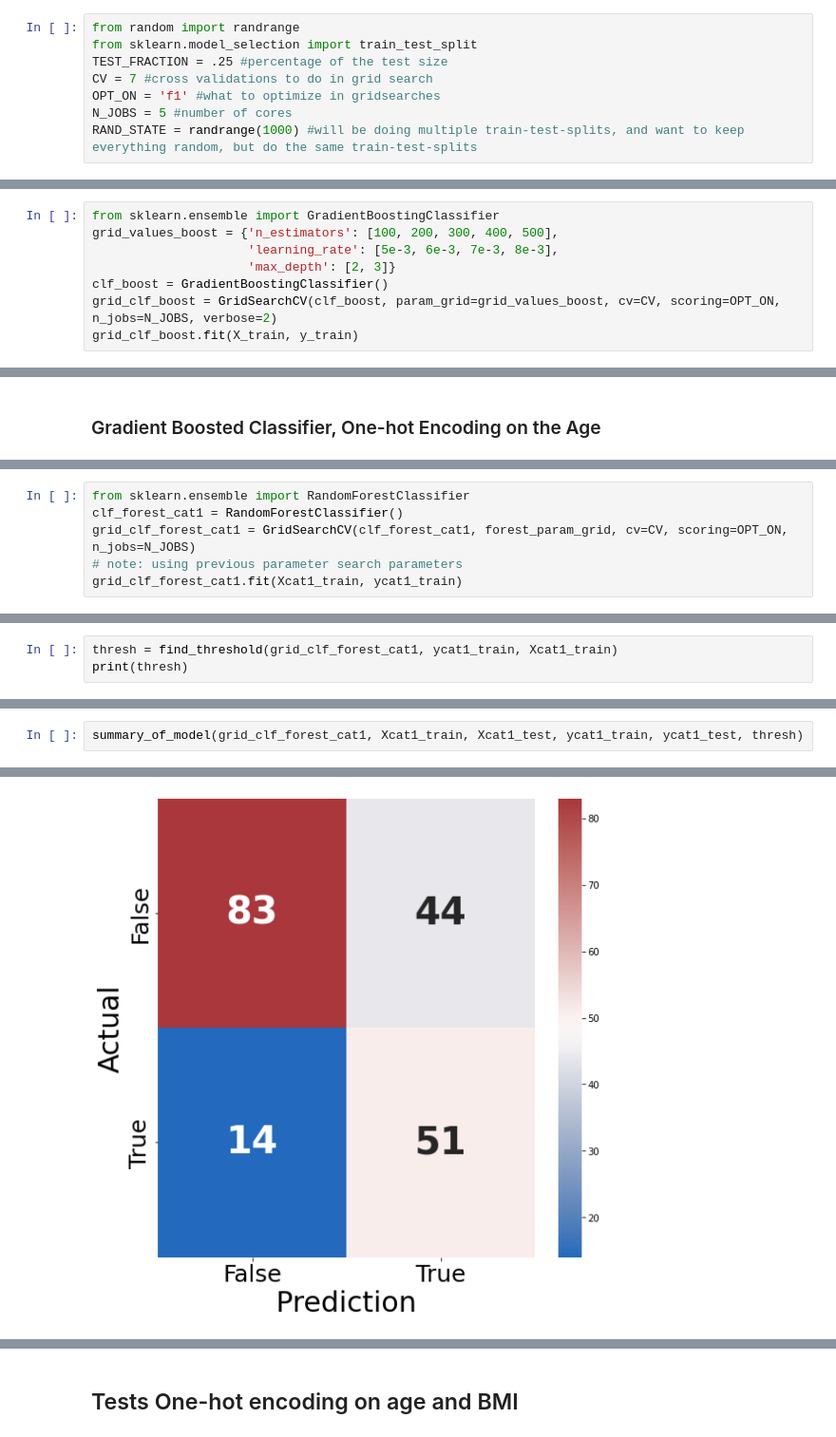
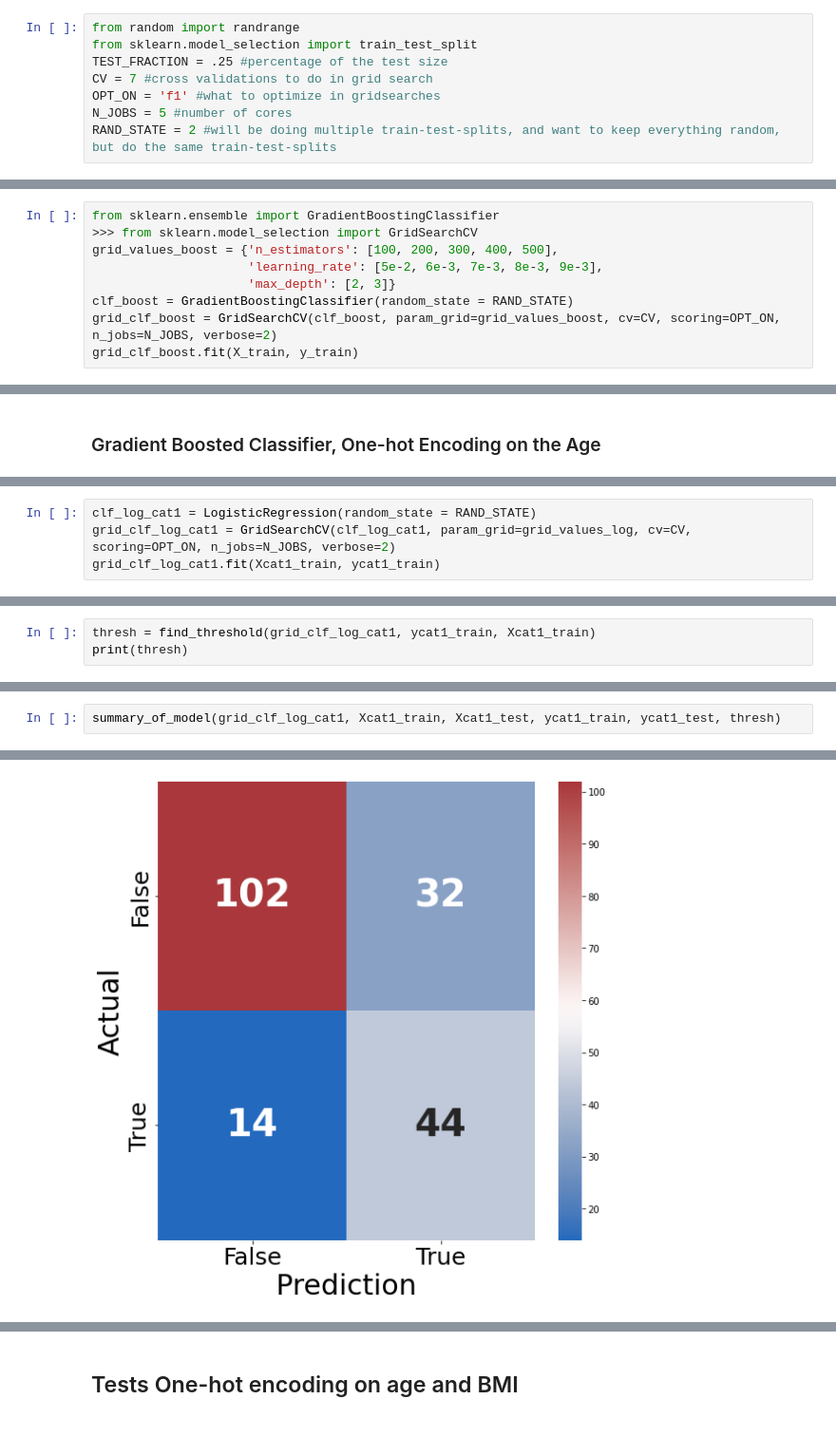
Before and after one commit to jcummingsutk/diabetes_ml_classifier, a Jupyter notebook: diabetes_classifier.ipynb, the cells around one changed output, grey strips where cells are left out. Shown at 95% size. Saved outputs shown, nothing was run; the diff lists cells and outputs as text.

Commit message:
updated diabetes classifier jupyter notebook with more tests

```diff
--- a/diabetes_classifier.ipynb
+++ b/diabetes_classifier.ipynb
@@ -338,7 +372,7 @@ TEST_FRACTION = .25 #percentage of the test size
 CV = 7 #cross validations to do in grid search
 OPT_ON = 'f1' #what to optimize in gridsearches
 N_JOBS = 5 #number of cores
-RAND_STATE = randrange(1000) #will be doing multiple train-test-splits, and want to keep everything random, but do the same train-test-splits
+RAND_STATE = 2 #will be doing multiple train-test-splits, and want to keep everything random, but do the same train-test-splits
 # %%
 y=df_scaled.pop('outcome')
 X_train, X_test, y_train, y_test = train_test_split(df_scaled, y, test_size=TEST_FRACTION, random_state = RAND_STATE)
@@ -378,10 +412,11 @@ Accuracy on the test set: 0.52
 ### Gradient Boosted Classifier
 # %%
 from sklearn.ensemble import GradientBoostingClassifier
+>>> from sklearn.model_selection import GridSearchCV
 grid_values_boost = {'n_estimators': [100, 200, 300, 400, 500],
-                     'learning_rate': [5e-3, 6e-3, 7e-3, 8e-3],
+                     'learning_rate': [5e-2, 6e-3, 7e-3, 8e-3, 9e-3],
                      'max_depth': [2, 3]}
-clf_boost = GradientBoostingClassifier()
+clf_boost = GradientBoostingClassifier(random_state = RAND_STATE)
 grid_clf_boost = GridSearchCV(clf_boost, param_grid=grid_values_boost, cv=CV, scoring=OPT_ON, n_jobs=N_JOBS, verbose=2)
 grid_clf_boost.fit(X_train, y_train)
 # %% [output]
@@ -810,7 +828,5 @@ Accuracy on the test set: 0.78
 # %%
-from sklearn.ensemble import RandomForestClassifier
-clf_forest_cat1 = RandomForestClassifier()
-grid_clf_forest_cat1 = GridSearchCV(clf_forest_cat1, forest_param_grid, cv=CV, scoring=OPT_ON, n_jobs=N_JOBS)
-# note: using previous parameter search parameters
-grid_clf_forest_cat1.fit(Xcat1_train, ycat1_train)
+clf_log_cat1 = LogisticRegression(random_state = RAND_STATE)
+grid_clf_log_cat1 = GridSearchCV(clf_log_cat1, param_grid=grid_values_log, cv=CV, scoring=OPT_ON, n_jobs=N_JOBS, verbose=2)
+grid_clf_log_cat1.fit(Xcat1_train, ycat1_train)
 # %% [output]
@@ -827,4 +852,4 @@ Best Params: {'max_depth': 2, 'max_features': None, 'n_estimators': 50},
 # %%
-thresh = find_threshold(grid_clf_forest_cat1, ycat1_train, Xcat1_train)
+thresh = find_threshold(grid_clf_log_cat1, ycat1_train, Xcat1_train)
 print(thresh)
 # %% [output]
@@ -832,5 +857,5 @@ print(thresh)
 # %%
-summary_of_model(grid_clf_forest_cat1, Xcat1_train, Xcat1_test, ycat1_train, ycat1_test, thresh)
+summary_of_model(grid_clf_log_cat1, Xcat1_train, Xcat1_test, ycat1_train, ycat1_test, thresh)
 # %% [output]
               precision    recall  f1-score   support
 
@@ -850 +875 @@ Accuracy on the test set: 0.70
-[figure, old version]
+[figure, new version]
```
Also changed, not shown: parts of 86 cells of this notebook.
